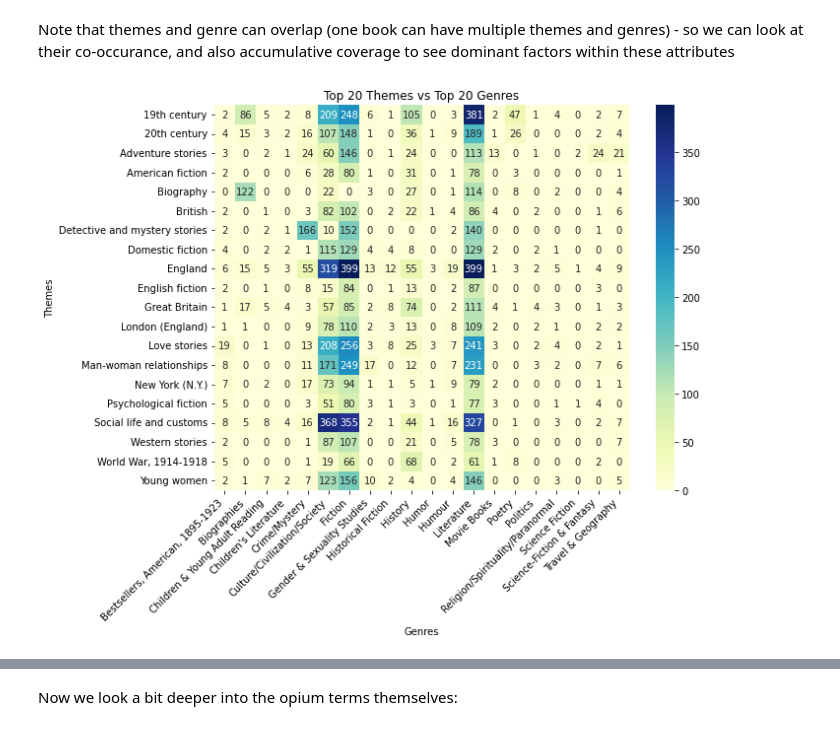
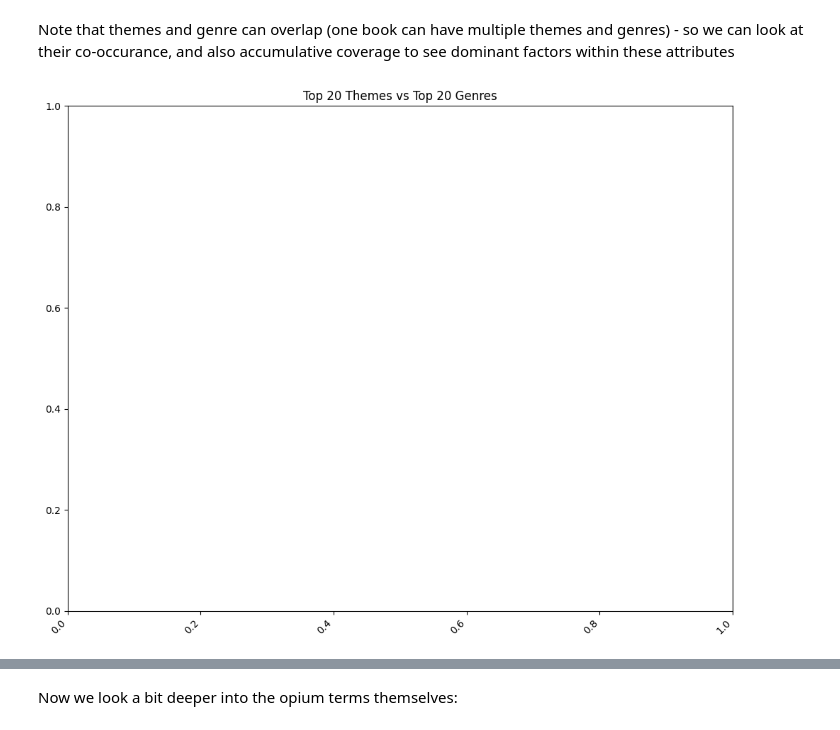
Before and after one commit to eglantine-vialaneix/opium-gutenberg, a Jupyter notebook: code/descriptive_analysis.ipynb, the cells around one changed output, grey strips where cells are left out. Saved outputs shown, nothing was run; the diff lists cells and outputs as text; code cells hidden in the pictures.

Commit message:
Re-extracted opium mentions with correct publication years + reran descriptive analysis
Co-authored-by: Copilot <copilot@github.com>

```diff
--- a/code/descriptive_analysis.ipynb
+++ b/code/descriptive_analysis.ipynb
@@ -61,0 +14,8 @@ Median Mentions per Book: 1.0
+# %%
+metadata_with_years_path = "../data/metadata_with_years.csv"
+if os.path.exists(metadata_with_years_path):
+    metadata_with_years = pd.read_csv(metadata_with_years_path, index_col=0)
+    print(f"Dataset loaded. Shape: {metadata_with_years.shape}")
+    display(metadata_with_years.head())
+else:
+    print(f"File {metadata_with_years_path} not found.")
@@ -61,0 +30,8 @@ Median Mentions per Book: 1.0
+# %%
+opium_mentions_path = "../data/GP_opium_filtered.csv"
+if os.path.exists(opium_mentions_path):
+    opium_mentions = pd.read_csv(opium_mentions_path, index_col=0)
+    print(f"Dataset loaded. Shape: {opium_mentions.shape}")
+    display(opium_mentions.head())
+else:
+    print(f"File {opium_mentions_path} not found.")
@@ -61,0 +47,4 @@ Median Mentions per Book: 1.0
+# %%
+df = pd.merge(opium_mentions, metadata_with_years[["Etext Number", "Published Year"]], how='inner', on="Etext Number")
+print(df.shape)
+df.head()
@@ -78,0 +80,9 @@ else:
+# %%
+# Filtering for years of interest:
+start_year = 1870
+end_year = 1920
+prev_nb = df.shape[0]
+df = df[df["Published Year"].apply(lambda y: start_year < y & y < end_year)]
+print(df.shape)
+print(f"We filtered {prev_nb - df.shape[0]} books out, that were not published between {start_year} and {end_year}.")
+df.head()
@@ -145,33 +246,34 @@ top_genre_list = all_genres.value_counts().head(TOP_N_GENRES).index
 # %%
 import seaborn as sns
 
 df_exploded = df.explode('Themes').explode('Genres')
 
 # Filter BEFORE building matrix
 filtered = df_exploded[
     df_exploded['Themes'].isin(top_theme_list) &
     df_exploded['Genres'].isin(top_genre_list)
 ]
 
 co_matrix = pd.crosstab(
     filtered['Themes'],
     filtered['Genres']
 )
 
 plt.figure(figsize=(10, 8))
-sns.heatmap(
-    co_matrix,
-    cmap='YlGnBu',
-    annot=True,        # <-- helps a lot when small
-    fmt='d'
-)
+# I COMMENTED THIS PLOT SINCE CO_MATRIX IS EMPTY
+# sns.heatmap(
+#     co_matrix,
+#     cmap='YlGnBu',
+#     annot=True,        # <-- helps a lot when small
+#     fmt='d'
+# )
 
 plt.title(f'Top {TOP_N_THEMES} Themes vs Top {TOP_N_GENRES} Genres')
 plt.xticks(rotation=45, ha='right')
 plt.tight_layout()
 plt.show()
 # %% [output]
-[figure, old version]
+[figure, new version]
 # %%
 def cumulative_coverage_with_gain(series, top_n=12):
     parsed = series.apply(parse_list)
```
Also changed, not shown: parts of 19 cells of this notebook, 4 other files.
